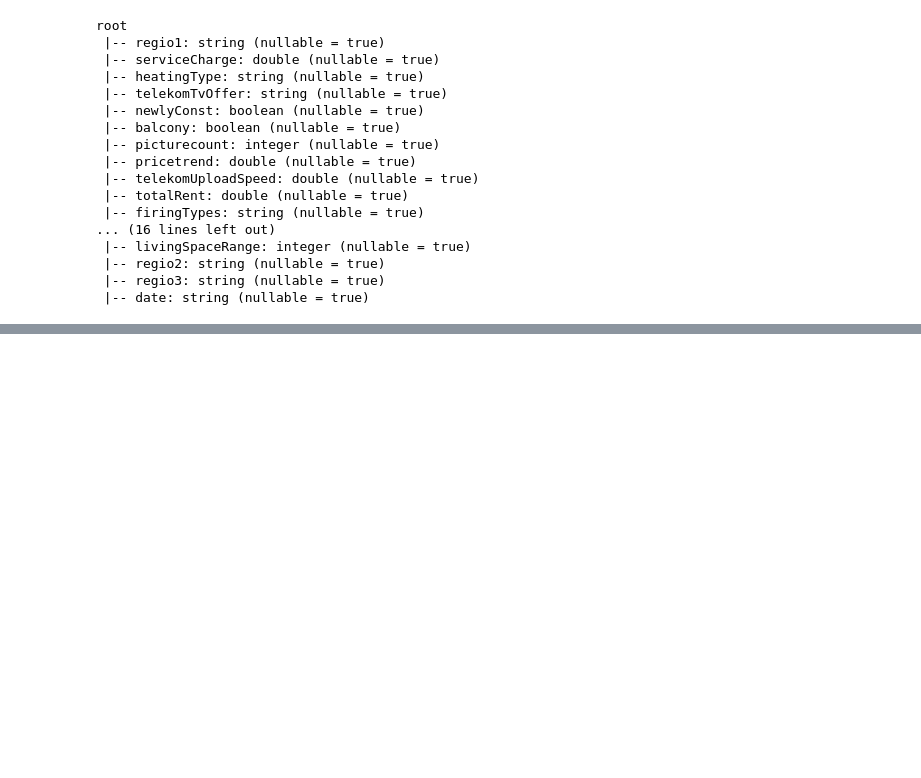
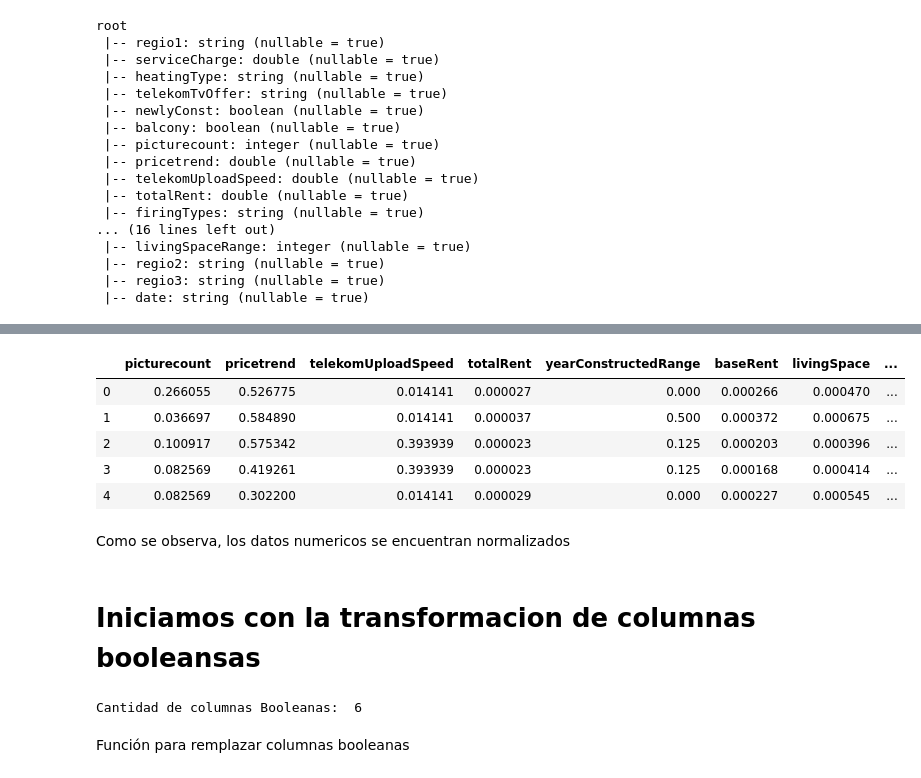
Before and after one commit to Jsf0000/BigDataTec, a Jupyter notebook: ProyectoFinalParte2/TransformDataPart3.ipynb, the cells around one changed output, grey strips where cells are left out. Cells and saved outputs as stored; diff of their text form; code cells hidden in the pictures; blank space fills up the shorter version.

```diff
--- a/ProyectoFinalParte2/TransformDataPart3.ipynb
+++ b/ProyectoFinalParte2/TransformDataPart3.ipynb
@@ -129,0 +166,23 @@ df.groupBy('serviceCharge').count().sort(col("count").desc()).withColumn('perc_o
+# %%
+df = normalizeColumn(df,columnas)
+# %%
+df.select(columnas).toPandas().head()
+# %% [output]
+|  | picturecount | pricetrend | telekomUploadSpeed | totalRent | yearConstructedRange | baseRent | livingSpace | ... |
+| 0 | 0.266055 | 0.526775 | 0.014141 | 0.000027 | 0.000 | 0.000266 | 0.000470 | ... |
+| 1 | 0.036697 | 0.584890 | 0.014141 | 0.000037 | 0.500 | 0.000372 | 0.000675 | ... |
+| 2 | 0.100917 | 0.575342 | 0.393939 | 0.000023 | 0.125 | 0.000203 | 0.000396 | ... |
+| 3 | 0.082569 | 0.419261 | 0.393939 | 0.000023 | 0.125 | 0.000168 | 0.000414 | ... |
+| 4 | 0.082569 | 0.302200 | 0.014141 | 0.000029 | 0.000 | 0.000227 | 0.000545 | ... |
+# %% [markdown]
+Como se observa, los datos numericos se encuentran normalizados
+# %% [markdown]
+# Iniciamos con la transformacion de columnas booleansas
+# %%
+booleanColumns = ['newlyConst','balcony','hasKitchen','cellar','lift','garden']
+
+print("Cantidad de columnas Booleanas: ",len(booleanColumns))
+# %% [output]
+Cantidad de columnas Booleanas:  6
+# %% [markdown]
+Función para remplazar columnas booleanas
```
Also changed, not shown: parts of 67 cells of this notebook.
